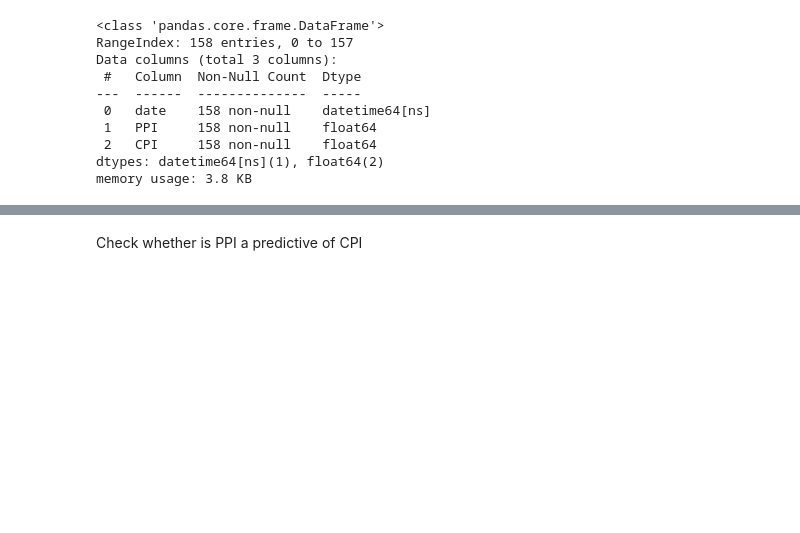
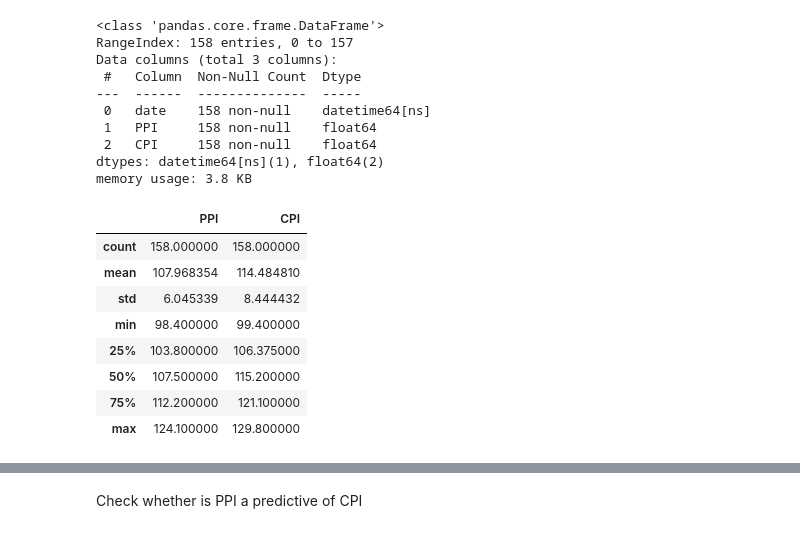
Before and after one commit to derrickgzq/fyp, a Jupyter notebook: fyp.ipynb, the cells around one changed output, grey strips where cells are left out. Saved outputs shown, nothing was run; the diff lists cells and outputs as text; code cells hidden in the pictures; blank space fills up the shorter version.

```diff
--- a/fyp.ipynb
+++ b/fyp.ipynb
@@ -25,3 +43,15 @@ Data columns (total 3 columns):
  2   CPI     158 non-null    float64
 dtypes: datetime64[ns](1), float64(2)
 memory usage: 3.8 KB
+# %%
+df.describe()
+# %% [output]
+|  | PPI | CPI |
+| count | 158.000000 | 158.000000 |
+| mean | 107.968354 | 114.484810 |
+| std | 6.045339 | 8.444432 |
+| min | 98.400000 | 99.400000 |
+| 25% | 103.800000 | 106.375000 |
+| 50% | 107.500000 | 115.200000 |
+| 75% | 112.200000 | 121.100000 |
+| max | 124.100000 | 129.800000 |
```
Also changed, not shown: parts of 24 cells of this notebook.
